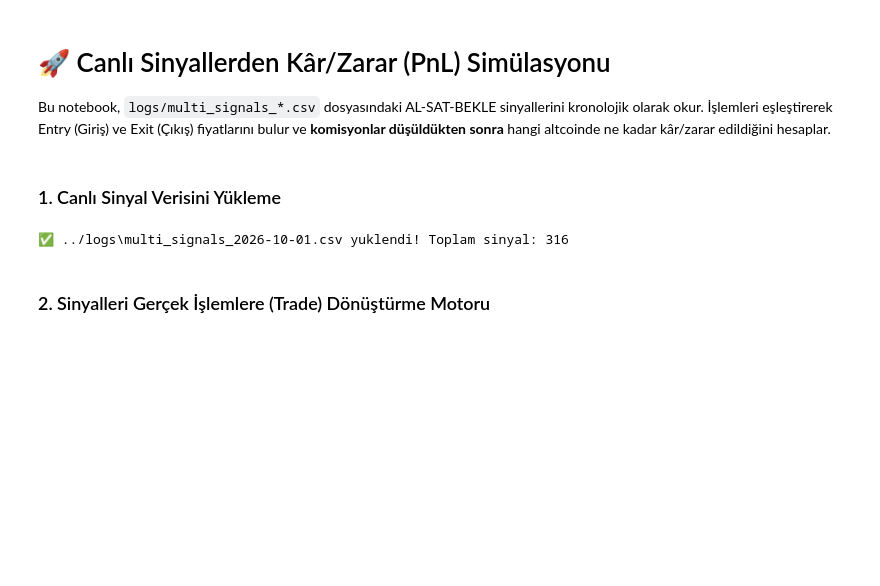
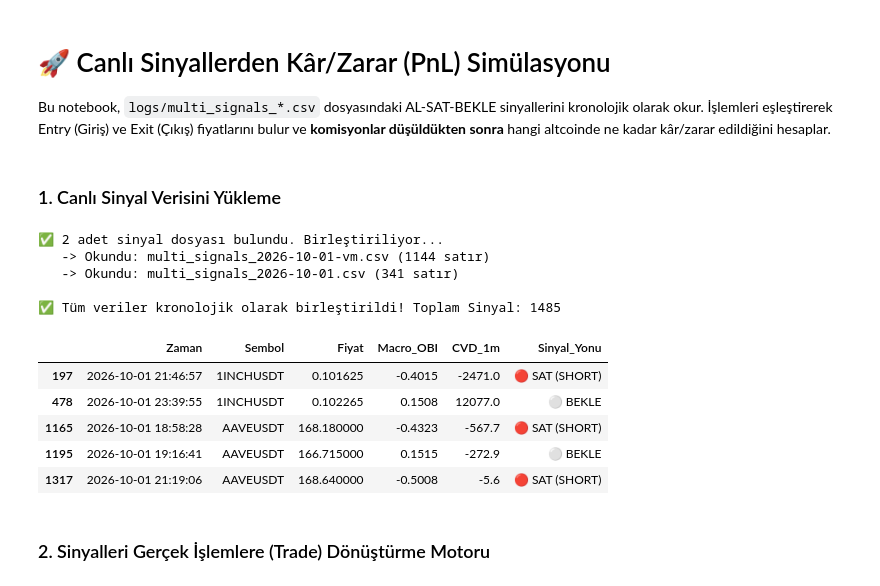
Before and after one commit to huseyin-yigit-ulker/spectral-lob-trading, a Jupyter notebook: notebooks/Islem_Analizi.ipynb, the cells around one changed output. Drawn from its saved outputs; the diff is of its cells as text; code cells hidden in the pictures; blank space fills up the shorter version.

```diff
--- a/notebooks/Islem_Analizi.ipynb
+++ b/notebooks/Islem_Analizi.ipynb
@@ -14,20 +14,41 @@ plt.rcParams['figure.figsize'] = (12, 6)
 # %% [markdown]
 ### 1. Canlı Sinyal Verisini Yükleme
 # %%
-# En guncel multi_signals dosyasini otomatik bul
+# Tüm multi_signals dosyalarını (VM dahil) bul ve tek bir verisetinde birleştir
 csv_files = glob.glob('../logs/multi_signals_*.csv')
 
 if csv_files:
-    CSV_FILE = max(csv_files, key=os.path.getctime)
-    df = pd.read_csv(CSV_FILE)
+    print(f"✅ {len(csv_files)} adet sinyal dosyası bulundu. Birleştiriliyor...")
+    df_list = []
+    for file in csv_files:
+        temp_df = pd.read_csv(file)
+        df_list.append(temp_df)
+        print(f"   -> Okundu: {os.path.basename(file)} ({len(temp_df)} satır)")
+
+    # Tüm dataları birleştir
+    df = pd.concat(df_list, ignore_index=True)
     df['Zaman'] = pd.to_datetime(df['Zaman'])
-    df = df.sort_values(by=['Sembol', 'Zaman']) # Sembole ve zamana gore sirala
-    print(f"✅ {CSV_FILE} yuklendi! Toplam sinyal: {len(df)}")
+
+    # Kronolojik olarak sırala ve olası tekrarları (duplicate) temizle
+    df = df.sort_values(by=['Sembol', 'Zaman']).drop_duplicates()
+
+    print(f"\n✅ Tüm veriler kronolojik olarak birleştirildi! Toplam Sinyal: {len(df)}")
+    display(df.head())
 else:
-    print("❌ ../logs/ dizininde multi_signals CSV dosyasi bulunamadi.")
+    print("❌ ../logs/ dizininde multi_signals CSV dosyası bulunamadı.")
     df = pd.DataFrame()
 # %% [output]
-✅ ../logs\multi_signals_2026-10-01.csv yuklendi! Toplam sinyal: 316
+✅ 2 adet sinyal dosyası bulundu. Birleştiriliyor...
+   -> Okundu: multi_signals_2026-10-01-vm.csv (1144 satır)
+   -> Okundu: multi_signals_2026-10-01.csv (341 satır)
+
+✅ Tüm veriler kronolojik olarak birleştirildi! Toplam Sinyal: 1485
+|  | Zaman | Sembol | Fiyat | Macro_OBI | CVD_1m | Sinyal_Yonu |
+| 197 | 2026-10-01 21:46:57 | 1INCHUSDT | 0.101625 | -0.4015 | -2471.0 | 🔴 SAT (SHORT) |
+| 478 | 2026-10-01 23:39:55 | 1INCHUSDT | 0.102265 | 0.1508 | 12077.0 | ⚪ BEKLE |
+| 1165 | 2026-10-01 18:58:28 | AAVEUSDT | 168.180000 | -0.4323 | -567.7 | 🔴 SAT (SHORT) |
+| 1195 | 2026-10-01 19:16:41 | AAVEUSDT | 166.715000 | 0.1515 | -272.9 | ⚪ BEKLE |
+| 1317 | 2026-10-01 21:19:06 | AAVEUSDT | 168.640000 | -0.5008 | -5.6 | 🔴 SAT (SHORT) |
 # %% [markdown]
 ### 2. Sinyalleri Gerçek İşlemlere (Trade) Dönüştürme Motoru
 # %%
```
Also changed, not shown: parts of 5 cells of this notebook, 3 other files.
